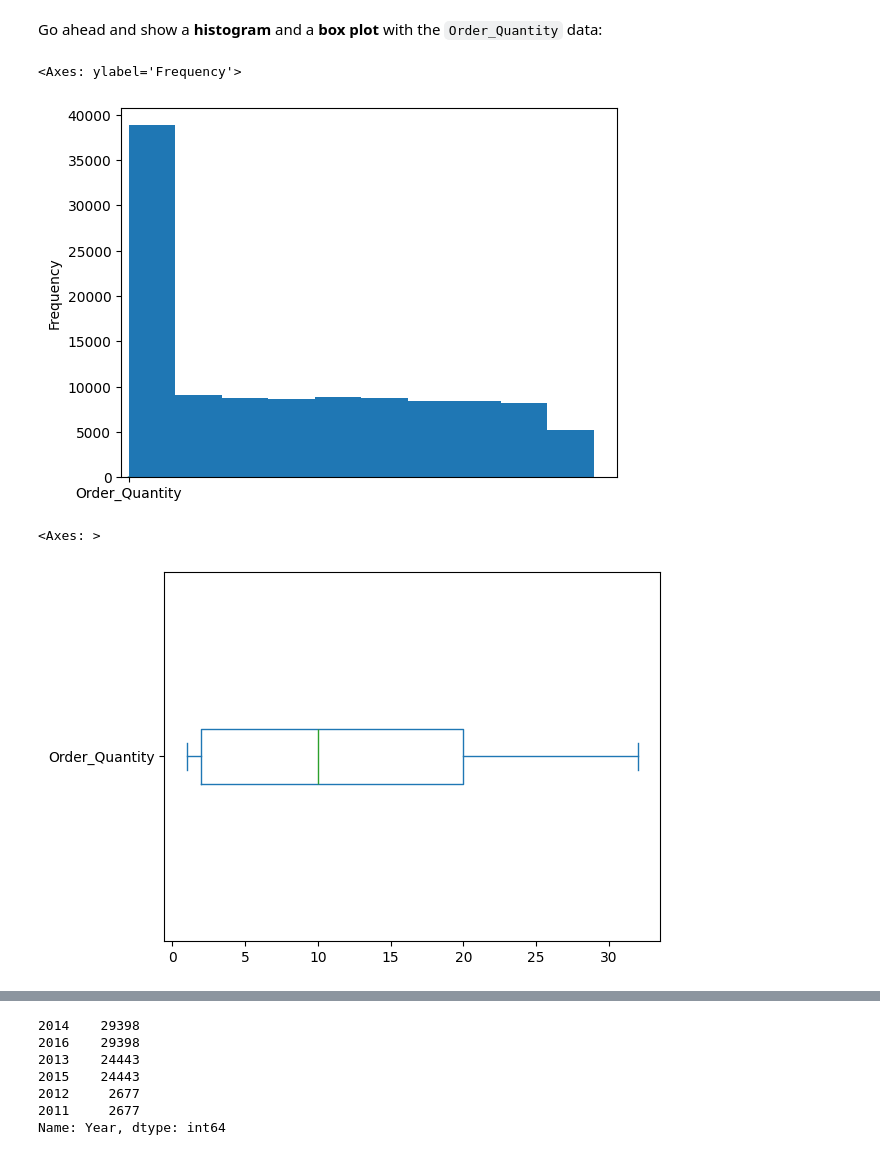
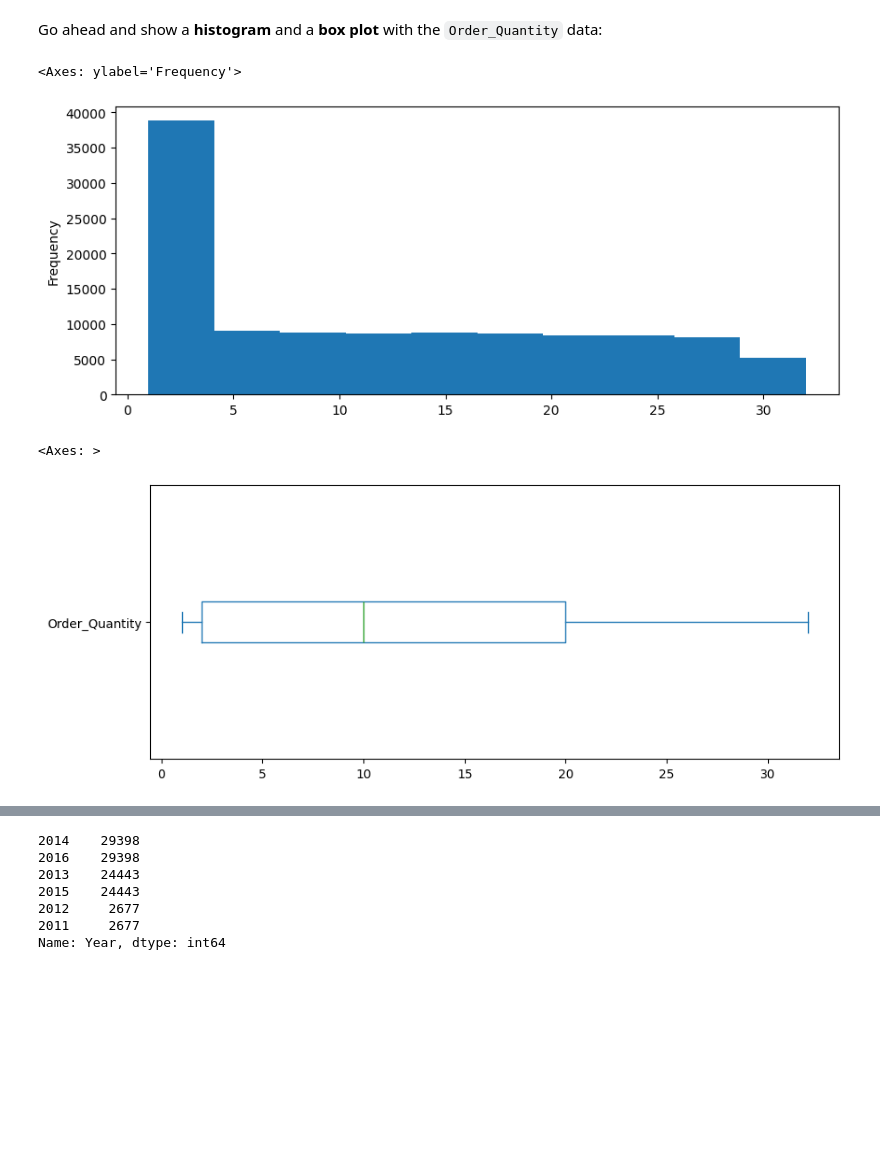
Before and after one commit to ejwang8/PandasExercises, a Jupyter notebook: freeCodeCamp_exercise1.ipynb, the cells around one changed output, grey strips where cells are left out. Drawn from its saved outputs; the diff is of its cells as text; code cells hidden in the pictures; blank space fills up the shorter version.

```diff
--- a/freeCodeCamp_exercise1.ipynb
+++ b/freeCodeCamp_exercise1.ipynb
@@ -60,15 +60,15 @@ sales['Order_Quantity'].mean()
 Go ahead and show a <b>histogram</b> and a <b>box plot</b> with the `Order_Quantity` data:
 # %%
 # your code goes here
-sales['Order_Quantity'].plot(kind="hist")
+sales['Order_Quantity'].plot(kind="hist", figsize=(10, 4))
 # %% [output]
 <Axes: ylabel='Frequency'>
-[figure, old version]
+[figure, new version]
 # %%
-sales['Order_Quantity'].plot(kind="box", vert=False)
+sales['Order_Quantity'].plot(kind="box", vert=False, figsize=(10, 4))
 # %% [output]
 <Axes: >
-[figure, old version]
+[figure, new version]
 # %% [markdown]
 ![green-divider](https://user-images.githubusercontent.com/7065401/52071924-c003ad80-2562-11e9-8297-1c6595f8a7ff.png)
 
```
Also changed, not shown: parts of 44 cells of this notebook.
